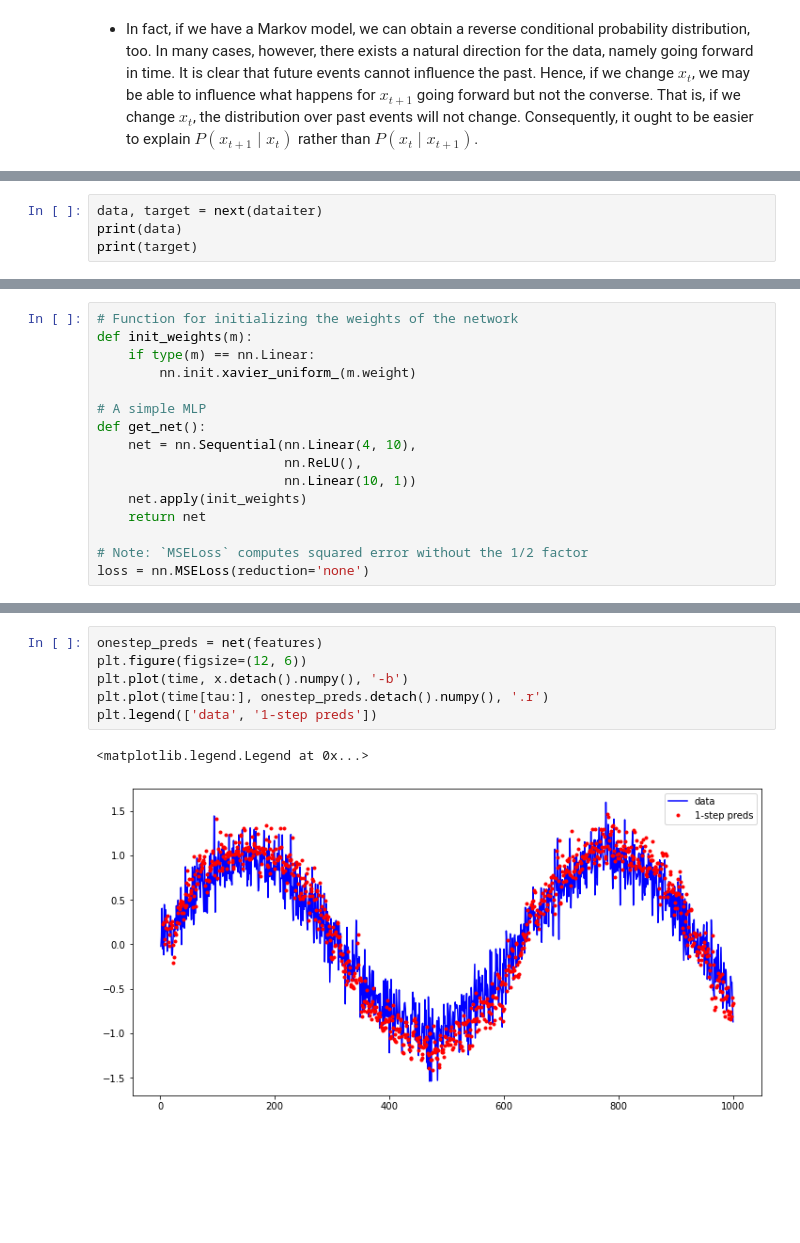
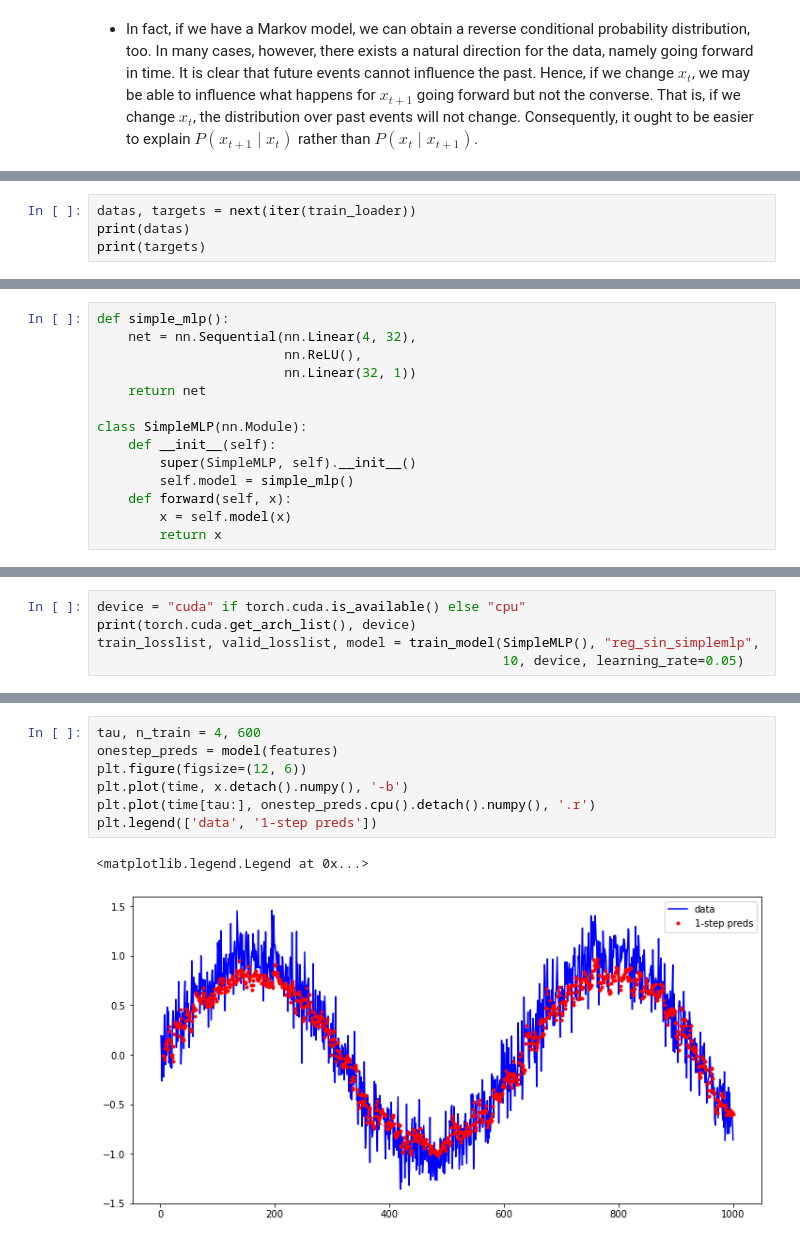
Before and after one commit to haodong2000/Vision2022, a Jupyter notebook: 8-2-rnn-nlp.ipynb, the cells around one changed output, grey strips where cells are left out. Cells and saved outputs as stored; diff of their text form; blank space fills up the shorter version.

```diff
--- a/8-2-rnn-nlp.ipynb
+++ b/8-2-rnn-nlp.ipynb
@@ -87,5 +105,5 @@ dataiter = iter(train_loader)
 # %%
-data, target = next(dataiter)
-print(data)
-print(target)
+datas, targets = next(iter(train_loader))
+print(datas)
+print(targets)
 # %% [output]
@@ -109,17 +127,15 @@ tensor([[-0.5461, -0.3730, -0.6015, -0.4659],
 # %%
-# Function for initializing the weights of the network
-def init_weights(m):
-    if type(m) == nn.Linear:
-        nn.init.xavier_uniform_(m.weight)
-
-# A simple MLP
-def get_net():
-    net = nn.Sequential(nn.Linear(4, 10),
+def simple_mlp():
+    net = nn.Sequential(nn.Linear(4, 32),
                         nn.ReLU(),
-                        nn.Linear(10, 1))
-    net.apply(init_weights)
+                        nn.Linear(32, 1))
     return net
 
-# Note: `MSELoss` computes squared error without the 1/2 factor
-loss = nn.MSELoss(reduction='none')
+class SimpleMLP(nn.Module):
+    def __init__(self):
+        super(SimpleMLP, self).__init__()
+        self.model = simple_mlp()
+    def forward(self, x):
+        x = self.model(x)
+        return x
 # %%
@@ -151,0 +191,5 @@ Epoch -> 5              Loss -> 0.0 %
+# %%
+device = "cuda" if torch.cuda.is_available() else "cpu"
+print(torch.cuda.get_arch_list(), device)
+train_losslist, valid_losslist, model = train_model(SimpleMLP(), "reg_sin_simplemlp",
+                                                    10, device, learning_rate=0.05)
@@ -152,9 +223,10 @@ Epoch -> 5              Loss -> 0.0 %
 # %%
-onestep_preds = net(features)
+tau, n_train = 4, 600
+onestep_preds = model(features)
 plt.figure(figsize=(12, 6))
 plt.plot(time, x.detach().numpy(), '-b')
-plt.plot(time[tau:], onestep_preds.detach().numpy(), '.r')
+plt.plot(time[tau:], onestep_preds.cpu().detach().numpy(), '.r')
 plt.legend(['data', '1-step preds'])
 # %% [output]
 <matplotlib.legend.Legend at 0x...>
-[figure, old version]
+[figure, new version]
```
Also changed, not shown: parts of 23 cells of this notebook.
